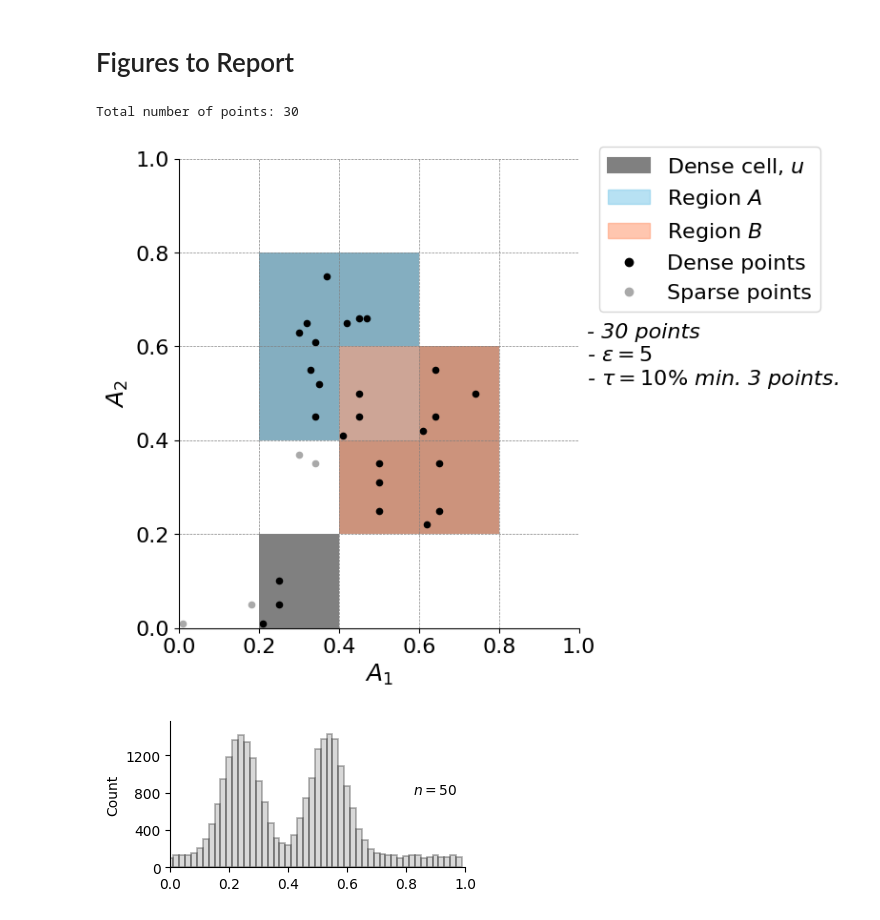
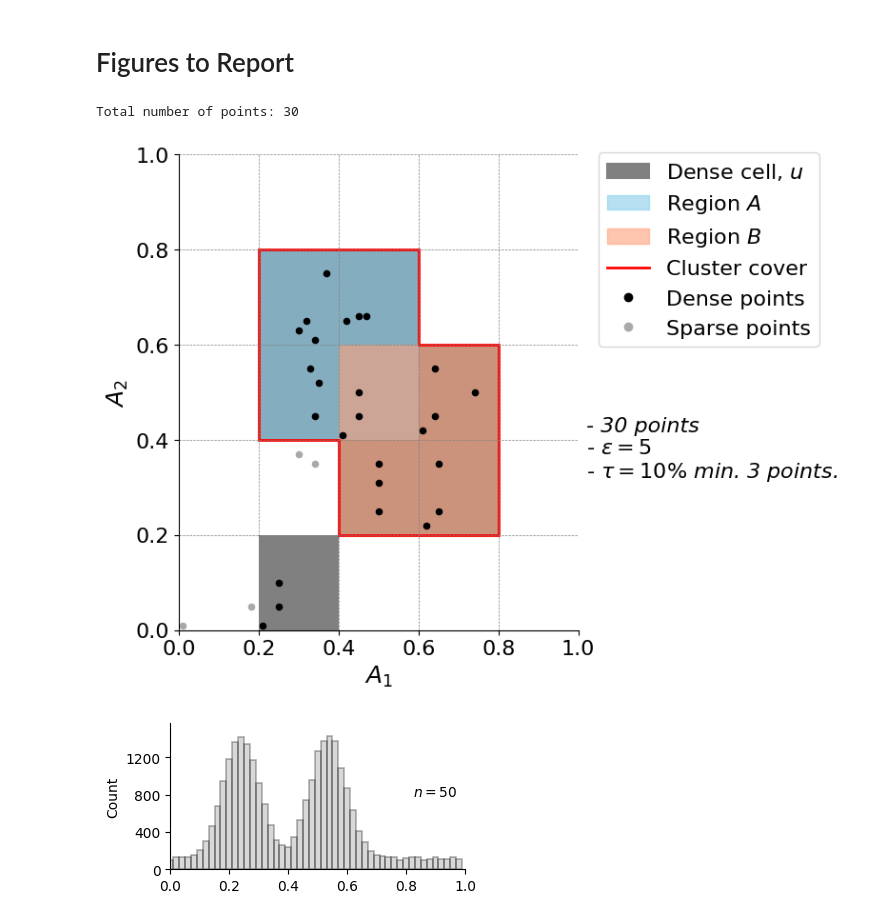
Before and after one commit to henrikdchristensen/SDU-Data-Mining-Exam, a Jupyter notebook: src/evaluation.ipynb, the cells around one changed output. Cells and saved outputs as stored; diff of their text form; code cells hidden in the pictures.

```diff
--- a/src/evaluation.ipynb
+++ b/src/evaluation.ipynb
@@ -509,6 +509,11 @@ ax.add_patch(region_A_rect)
 region_B_rect = patches.Rectangle(region_B[0], region_B[1], region_B[1], facecolor='lightsalmon', alpha=0.6)
 ax.add_patch(region_B_rect)
 
+# Draw a single red polygonal line around both regions
+polygon_coords = [[0.2, 0.4], [0.2, 0.8], [0.6, 0.8], [0.6, 0.6], [0.8, 0.6], [0.8, 0.2], [0.4, 0.2], [0.4, 0.4]]
+polygon = patches.Polygon(polygon_coords, closed=True, edgecolor='red', linewidth=2, fill=False)
+ax.add_patch(polygon)
+
 # Plot points in dense- and sparse cells
 for cell, cell_data in points.items():
     x_vals, y_vals = zip(*cell_data['coords'])
@@ -528,36 +533,37 @@ ax.tick_params(axis='both', which='major', labelsize=16)
 ax.spines['top'].set_visible(False)
 ax.spines['right'].set_visible(False)
 
 # Create a legend outside the plot
 handles = [patches.Patch(color='gray', edgecolor='gray', linewidth=1.5, label='Dense cell, $u$'),
            patches.Patch(color='skyblue', alpha=0.6, label='Region $A$'),
            patches.Patch(color='lightsalmon', alpha=0.6, label='Region $B$'),
+           plt.Line2D([0], [0], color='red', lw=2, linestyle='-', label='Cluster cover'),
            plt.Line2D([0], [0], color='black', lw=1.5, marker='o', linestyle='', label='Dense points'),
            plt.Line2D([0], [0], color='darkgray', lw=1.5, marker='o', linestyle='', label='Sparse points')]
 
-legend = ax.legend(handles=handles, loc='center left', bbox_to_anchor=(1.05, 0.85), fontsize=16, borderaxespad=0.)
+legend = ax.legend(handles=handles, loc='center left', bbox_to_anchor=(1.05, 0.8), fontsize=16, borderaxespad=0.)
 
 # Adjust the layout to accommodate the legend
 plt.subplots_adjust(right=0.7)
 
 # Add tau value as a threshold label
 density_threshold_percentage = 10
 tau_value = r'$\tau = {}\%$'.format(density_threshold_percentage)
 epsilon_value = r'$\varepsilon = 5$'
-ax.text(1.02, 0.65, f'- {total_points} points\n- {epsilon_value}\n- {tau_value} min. 3 points.',
+ax.text(1.02, 0.45, f'- {total_points} points\n- {epsilon_value}\n- {tau_value} min. 3 points.',
         transform=ax.transAxes, fontsize=16, fontstyle='italic', va='top')
 
 # Tight layout
 plt.tight_layout()
 
 # Save plot
 plt.savefig(dir_to_save_plots + 'dense_cells_and_regions.png')
 
 # Show plot
 plt.show()
 # %% [output]
 Total number of points: 30
-[figure, old version]
+[figure, new version]
 # %%
 import matplotlib.pyplot as plt
 import numpy as np
```
Also changed, not shown: parts of 1 cell of this notebook, 18 other files.
